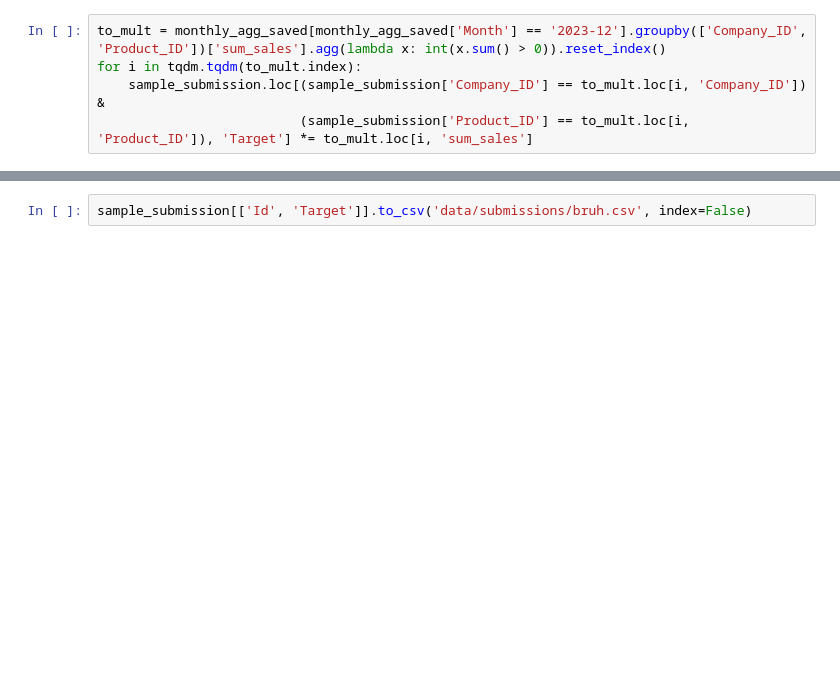
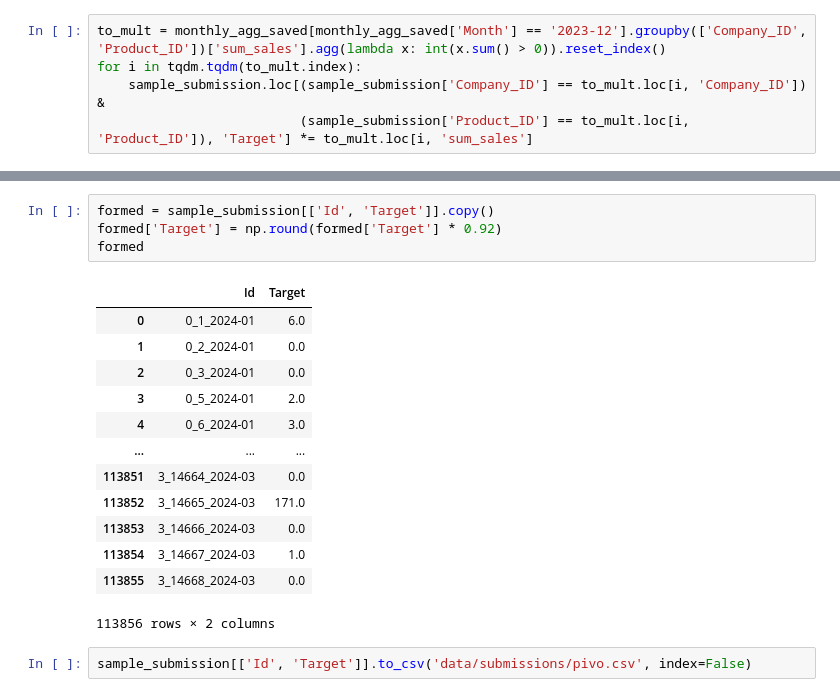
Before and after one commit to gotheartem/ioai-kaggle, a Jupyter notebook: competition-1/main_cb.ipynb, the cells around one changed output, grey strips where cells are left out. Saved outputs shown, nothing was run; the diff lists cells and outputs as text; blank space fills up the shorter version.

```diff
--- a/competition-1/main_cb.ipynb
+++ b/competition-1/main_cb.ipynb
@@ -319,5 +318,23 @@ sample_submission[['Id', 'Target']]
 | 113854 | 3_14667_2024-03 | 1.0 |
 | 113855 | 3_14668_2024-03 | 0.0 |
 113856 rows × 2 columns
+# %%
+formed = sample_submission[['Id', 'Target']].copy()
+formed['Target'] = np.round(formed['Target'] * 0.92)
+formed
+# %% [output]
+|  | Id | Target |
+| 0 | 0_1_2024-01 | 6.0 |
+| 1 | 0_2_2024-01 | 0.0 |
+| 2 | 0_3_2024-01 | 0.0 |
+| 3 | 0_5_2024-01 | 2.0 |
+| 4 | 0_6_2024-01 | 3.0 |
+| ... | ... | ... |
+| 113851 | 3_14664_2024-03 | 0.0 |
+| 113852 | 3_14665_2024-03 | 171.0 |
+| 113853 | 3_14666_2024-03 | 0.0 |
+| 113854 | 3_14667_2024-03 | 1.0 |
+| 113855 | 3_14668_2024-03 | 0.0 |
+113856 rows × 2 columns
 # %%
-sample_submission[['Id', 'Target']].to_csv('data/submissions/bruh.csv', index=False)
+sample_submission[['Id', 'Target']].to_csv('data/submissions/pivo.csv', index=False)
```
Also changed, not shown: parts of 7 cells of this notebook.
